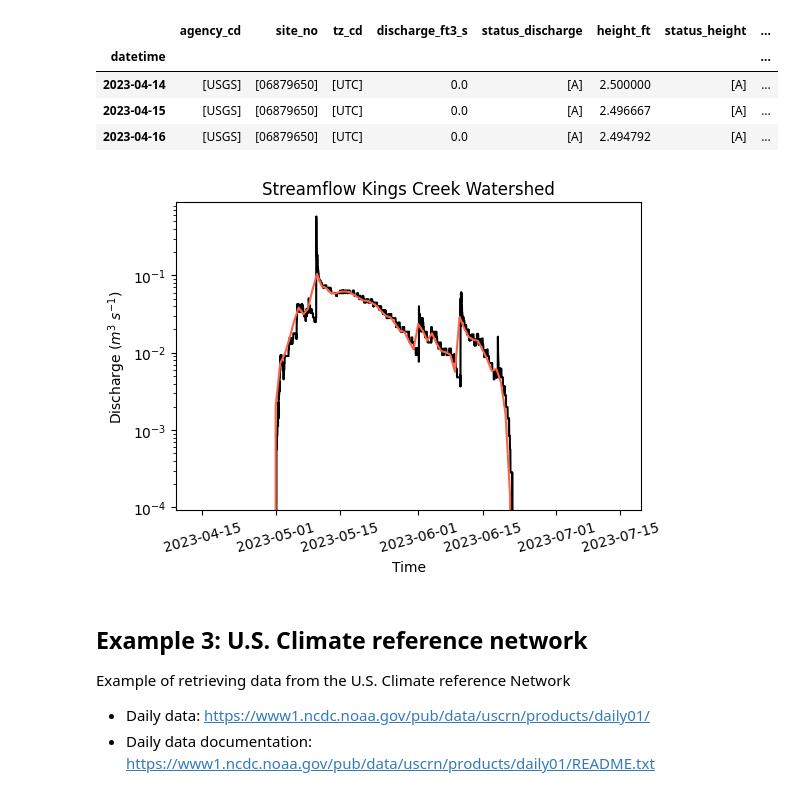
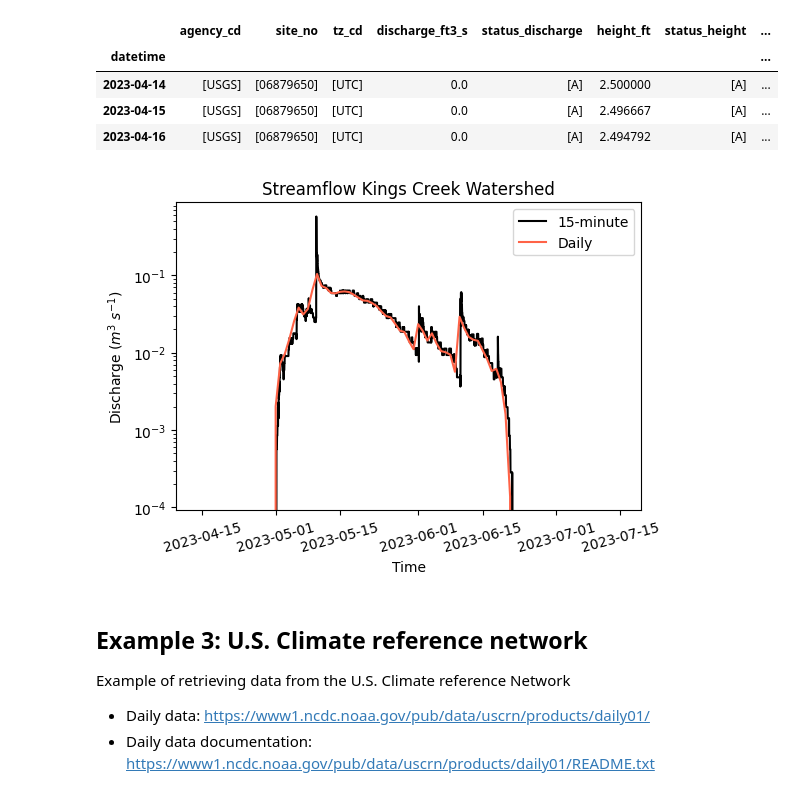
Before and after one commit to soilwater/pynotes-agriscience, a Jupyter notebook: exercises/request_web_data.ipynb, the cells around one changed output. Saved outputs shown, nothing was run; the diff lists cells and outputs as text; code cells hidden in the pictures.

```diff
--- a/exercises/request_web_data.ipynb
+++ b/exercises/request_web_data.ipynb
@@ -230,18 +230,19 @@ df_usgs_daily.head(3)
 | 2023-04-15 | [USGS] | [06879650] | [UTC] | 0.0 | [A] | 2.496667 | [A] | ... |
 | 2023-04-16 | [USGS] | [06879650] | [UTC] | 0.0 | [A] | 2.494792 | [A] | ... |
 # %%
-# Plot figure to make sure that data downloaded correctly
+# Plot hydrograph
 plt.figure(figsize=(6,4))
 plt.title('Streamflow Kings Creek Watershed')
-plt.plot(df_usgs['discharge_m3_per_s'], color='k')
-plt.plot(df_usgs_daily['discharge_m3_per_s'], color='tomato')
+plt.plot(df_usgs['discharge_m3_per_s'], color='k', label='15-minute')
+plt.plot(df_usgs_daily['discharge_m3_per_s'], color='tomato', label='Daily')
 plt.yscale('log')
 plt.xlabel('Time')
 plt.ylabel('Discharge ($m^3 \ s^{-1})$')
 plt.xticks(rotation=15)
+plt.legend()
 plt.show()
 # %% [output]
-[figure, old version]
+[figure, new version]
 # %% [markdown]
 ## Example 3: U.S. Climate reference network
 
```
Also changed, not shown: 2 other files.
